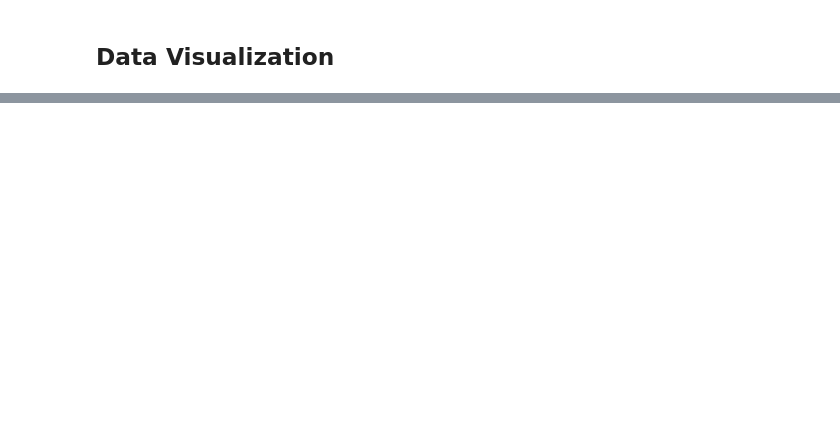
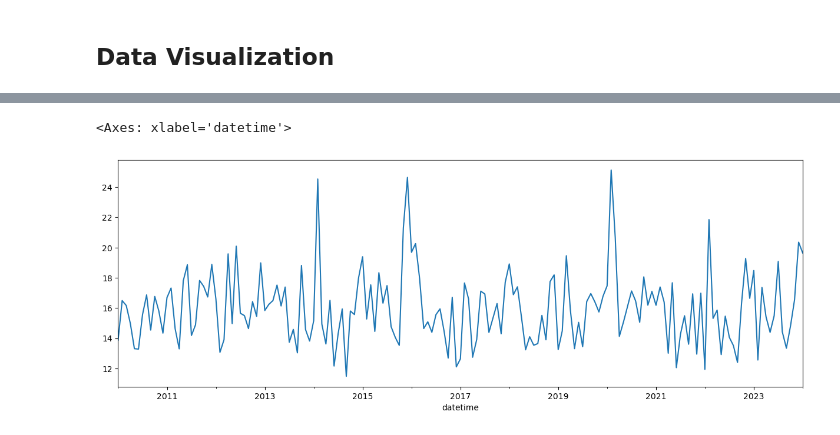
Before and after one commit to aa01753039/AI-WindForecast-Colchester, a Jupyter notebook: data_exploration.ipynb, the cells around one changed output, grey strips where cells are left out. Drawn from its saved outputs; the diff is of its cells as text; code cells hidden in the pictures; blank space fills up the shorter version.

```diff
--- a/data_exploration.ipynb
+++ b/data_exploration.ipynb
@@ -480,0 +483,6 @@ KeyboardInterrupt:
+# %%
+# plot the average windspeed by month and show months on x axis
+brighton_df.resample('M').mean()['windspeed'].plot(figsize=(15, 5))
+# %% [output]
+<Axes: xlabel='datetime'>
+[figure, added]
```
Also changed, not shown: parts of 7 cells of this notebook.
